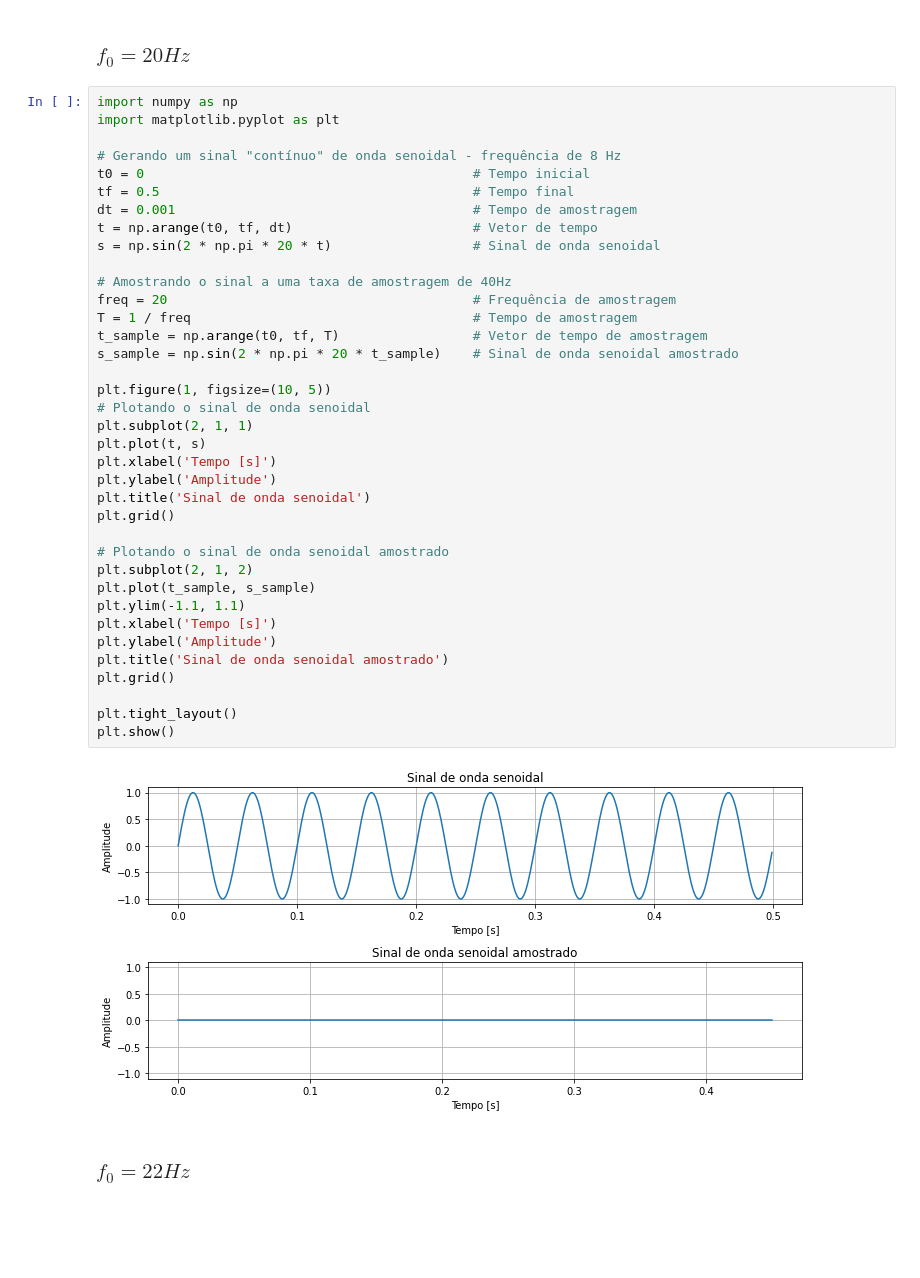
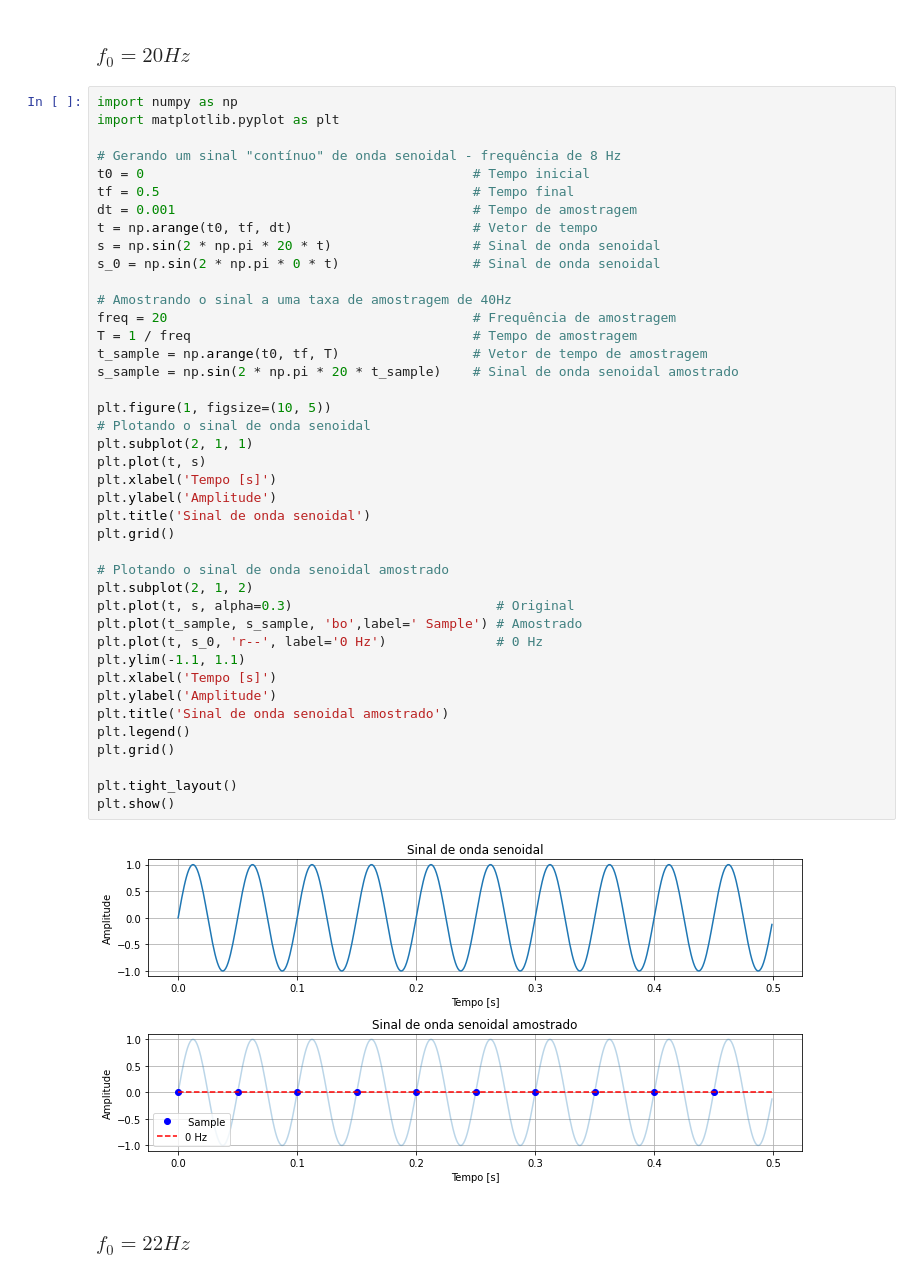
Before and after one commit to leonardoSaaads/ProcessamentoDigitalSinais, a Jupyter notebook: Unidade 2/aliasingsenoidais.ipynb, the cells around one changed output. Drawn from its saved outputs; the diff is of its cells as text; blank space fills up the shorter version.

```diff
--- a/Unidade 2/aliasingsenoidais.ipynb
+++ b/Unidade 2/aliasingsenoidais.ipynb
@@ -171,35 +178,39 @@ tf = 0.5                                        # Tempo final
 dt = 0.001                                      # Tempo de amostragem
 t = np.arange(t0, tf, dt)                       # Vetor de tempo
 s = np.sin(2 * np.pi * 20 * t)                  # Sinal de onda senoidal
+s_0 = np.sin(2 * np.pi * 0 * t)                 # Sinal de onda senoidal
 
 # Amostrando o sinal a uma taxa de amostragem de 40Hz
 freq = 20                                       # Frequência de amostragem
 T = 1 / freq                                    # Tempo de amostragem
 t_sample = np.arange(t0, tf, T)                 # Vetor de tempo de amostragem
 s_sample = np.sin(2 * np.pi * 20 * t_sample)    # Sinal de onda senoidal amostrado
 
 plt.figure(1, figsize=(10, 5))
 # Plotando o sinal de onda senoidal
 plt.subplot(2, 1, 1)
 plt.plot(t, s)
 plt.xlabel('Tempo [s]')
 plt.ylabel('Amplitude')
 plt.title('Sinal de onda senoidal')
 plt.grid()
 
 # Plotando o sinal de onda senoidal amostrado
 plt.subplot(2, 1, 2)
-plt.plot(t_sample, s_sample)
+plt.plot(t, s, alpha=0.3)                          # Original
+plt.plot(t_sample, s_sample, 'bo',label=' Sample') # Amostrado
+plt.plot(t, s_0, 'r--', label='0 Hz')              # 0 Hz
 plt.ylim(-1.1, 1.1)
 plt.xlabel('Tempo [s]')
 plt.ylabel('Amplitude')
 plt.title('Sinal de onda senoidal amostrado')
+plt.legend()
 plt.grid()
 
 plt.tight_layout()
 plt.show()
 # %% [output]
-[figure, old version]
+[figure, new version]
 # %% [markdown]
 ### **$f_0 = 22 Hz$**
 # %%
```
Also changed, not shown: parts of 5 cells of this notebook.
